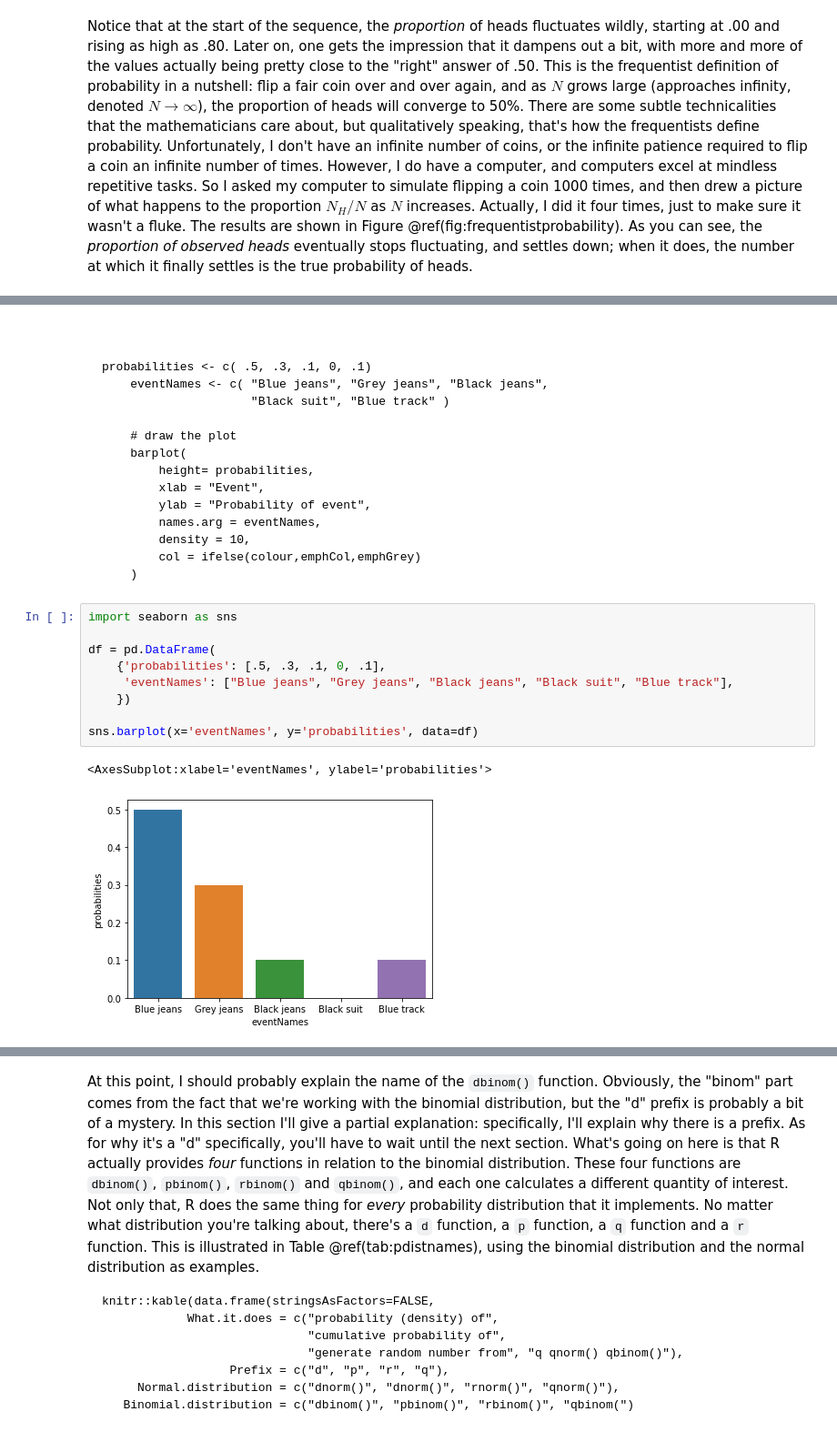
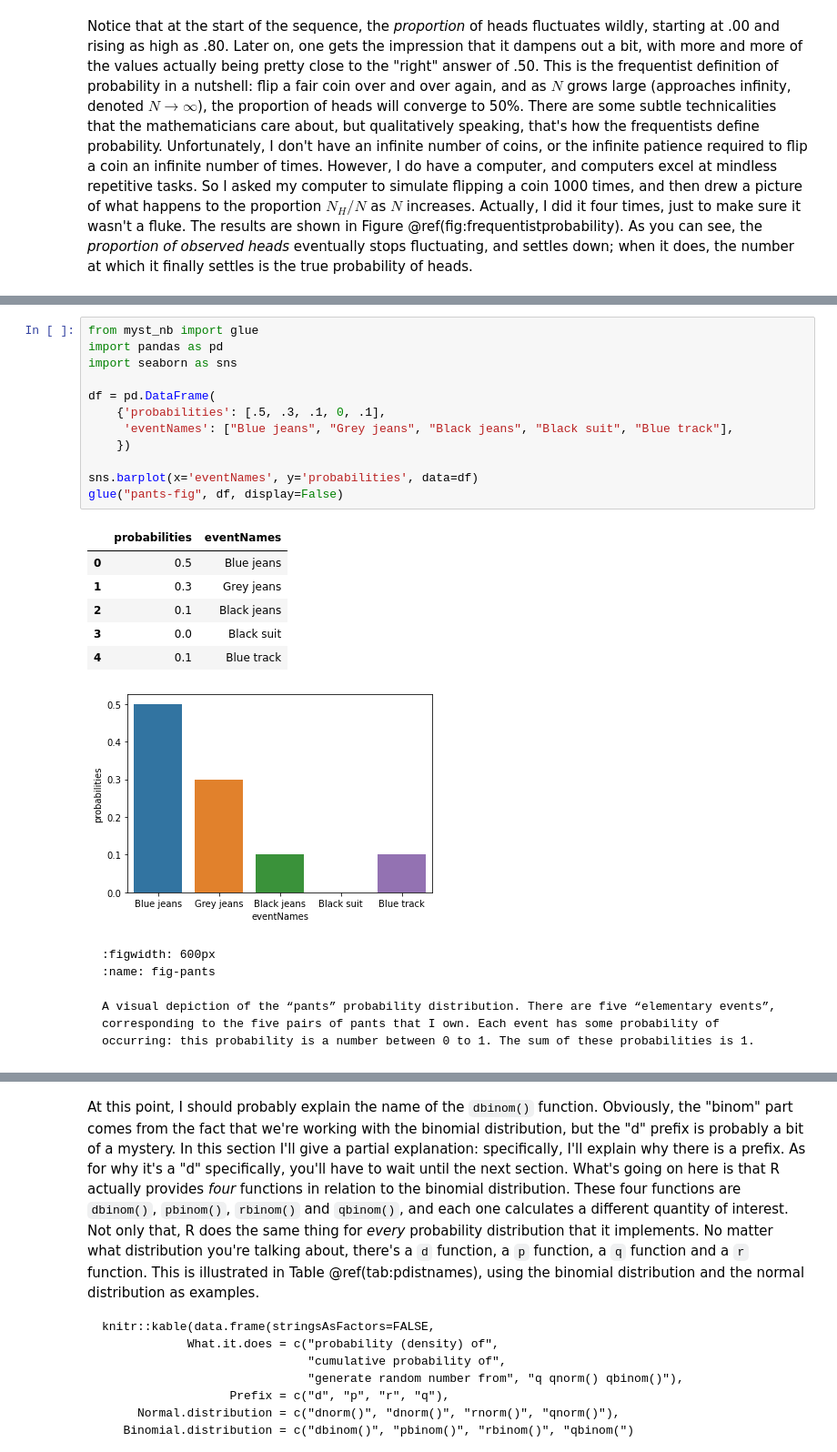
Before and after one commit to ethanweed/pythonbook, a Jupyter notebook: Book/_build/jupyter_execute/04.02-probability.ipynb, the cells around one changed output, grey strips where cells are left out. Shown: that part at 91% size. Drawn from its saved outputs; the diff is of its cells as text.

````diff
--- a/Book/_build/jupyter_execute/04.02-probability.ipynb
+++ b/Book/_build/jupyter_execute/04.02-probability.ipynb
@@ -170,32 +181,29 @@ Each of the events has a probability that lies between 0 and 1, and if we add up
-# %% [markdown]
-```{r pantsprob, fig.cap="A visual depiction of the \"pants\" probability distribution. There are five \"elementary events\", corresponding to the five pairs of pants that I own. Each event has some probability of occurring: this probability is a number between 0 to 1. The sum of these probabilities is 1.", echo=FALSE}
-
-
-probabilities <- c( .5, .3, .1, 0, .1)
-	eventNames <- c( "Blue jeans", "Grey jeans", "Black jeans",
-					 "Black suit", "Blue track" )
-
-	# draw the plot
-	barplot(
-		height= probabilities,
-		xlab = "Event",
-		ylab = "Probability of event",
-		names.arg = eventNames,
-		density = 10,
-		col = ifelse(colour,emphCol,emphGrey)
-	)
-```
 # %%
+from myst_nb import glue
+import pandas as pd
 import seaborn as sns
 
 df = pd.DataFrame(
     {'probabilities': [.5, .3, .1, 0, .1],
      'eventNames': ["Blue jeans", "Grey jeans", "Black jeans", "Black suit", "Blue track"],
     })
 
 sns.barplot(x='eventNames', y='probabilities', data=df)
+glue("pants-fig", df, display=False)
 # %% [output]
-<AxesSubplot:xlabel='eventNames', ylabel='probabilities'>
+|  | probabilities | eventNames |
+| 0 | 0.5 | Blue jeans |
+| 1 | 0.3 | Grey jeans |
+| 2 | 0.1 | Black jeans |
+| 3 | 0.0 | Black suit |
+| 4 | 0.1 | Blue track |
 [figure]
+# %% [markdown]
+```{glue:figure} pants_fig
+:figwidth: 600px
+:name: fig-pants
+
+A visual depiction of the “pants” probability distribution. There are five “elementary events”, corresponding to the five pairs of pants that I own. Each event has some probability of occurring: this probability is a number between 0 to 1. The sum of these probabilities is 1.
+```
 # %% [markdown]
 The only other thing that I need to point out is that probability theory allows you to talk about **_non elementary events_** as well as elementary ones. The easiest way to illustrate the concept is with an example. In the pants example, it's perfectly legitimate to refer to the probability that I wear jeans. In this scenario, the "Dan wears jeans" event said to have happened as long as the elementary event that actually did occur is one of the appropriate ones; in this case "blue jeans", "black jeans" or "grey jeans". In mathematical terms, we defined the "jeans" event $E$ to correspond to the set of elementary events $(X_1, X_2, X_3)$. If any of these elementary events occurs, then $E$ is also said to have occurred. Having decided to write down the definition of the $E$ this way, it's pretty straightforward to state what the probability $P(E)$ is: we just add everything up. In this particular case
````
Also changed, not shown: parts of 15 cells of this notebook, 24 other files.
